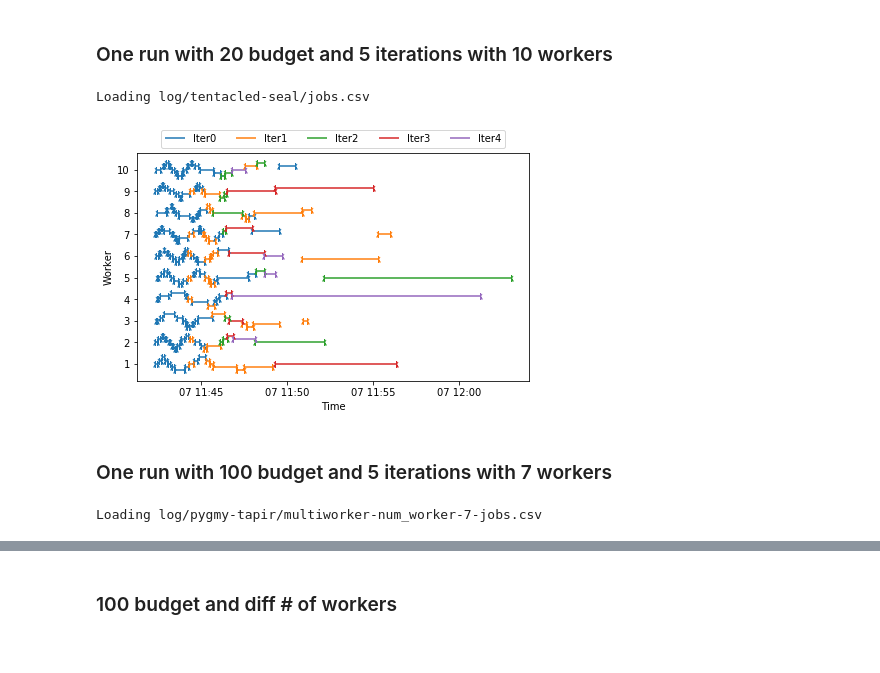
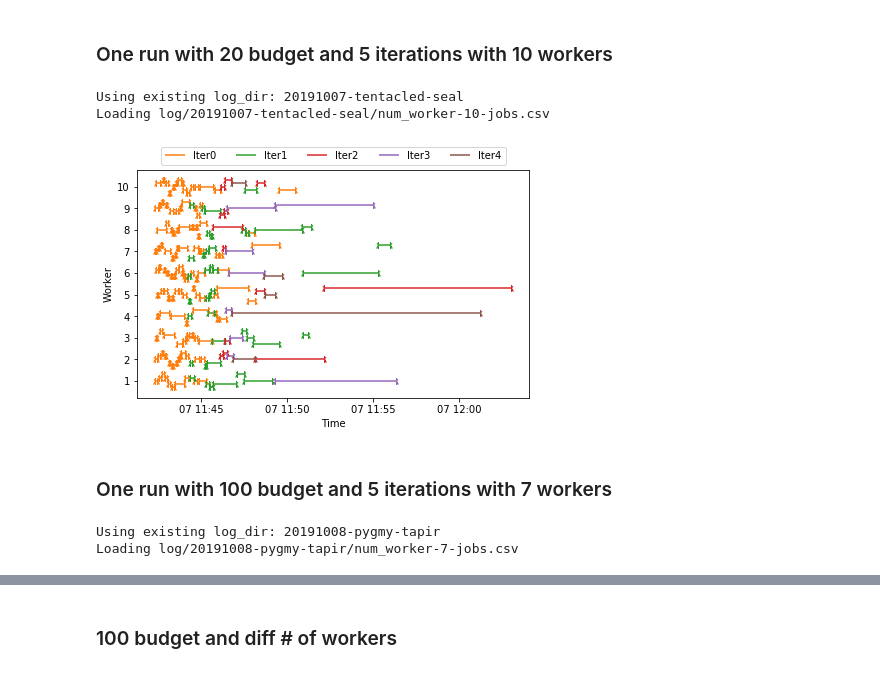
Before and after one commit to jaywonchung/ngpus-profile, a Jupyter notebook: scripts/ana.ipynb, the cells around one changed output, grey strips where cells are left out. Drawn from its saved outputs; the diff is of its cells as text; code cells hidden in the pictures.

```diff
--- a/scripts/ana.ipynb
+++ b/scripts/ana.ipynb
@@ -203,20 +155,22 @@ Text(0, 0.5, 'Second/Epoch')
 # %% [markdown]
 ### One run with 20 budget and 5 iterations with 10 workers
 # %%
-total = load_jobs('tentacled-seal')
+total = vis.load_jobs('tentacled-seal', 'num_worker-10')
 # %% [output]
-Loading log/tentacled-seal/jobs.csv
+Using existing log_dir: 20191007-tentacled-seal
+Loading log/20191007-tentacled-seal/num_worker-10-jobs.csv
 # %%
 %matplotlib inline
 _, ax = vis.subplots('One run of Auto-PyTorch with 20 budget and 5 iterations with 10 workers')
-vis.job_timeline(total.Node, total.StartTime, total.EndTime, groupby=total.Iter, label='Iter{key}', ax=ax)
+vis.job_timeline(total.Node, total.StartTime, total.EndTime, groupby=total.Iter, label='Iter{key[0]}', ax=ax)
 vis.legend(ax, ncol=5)
 # %% [output]
-[figure, old version]
+[figure, new version]
 # %% [markdown]
 ### One run with 100 budget and 5 iterations with 7 workers
 # %%
-total = load_jobs('pygmy', '7')
+total = vis.load_jobs('pygmy', '7')
 # %% [output]
-Loading log/pygmy-tapir/multiworker-num_worker-7-jobs.csv
+Using existing log_dir: 20191008-pygmy-tapir
+Loading log/20191008-pygmy-tapir/num_worker-7-jobs.csv
 # %%
```
Also changed, not shown: parts of 51 cells of this notebook, 2 other files.
